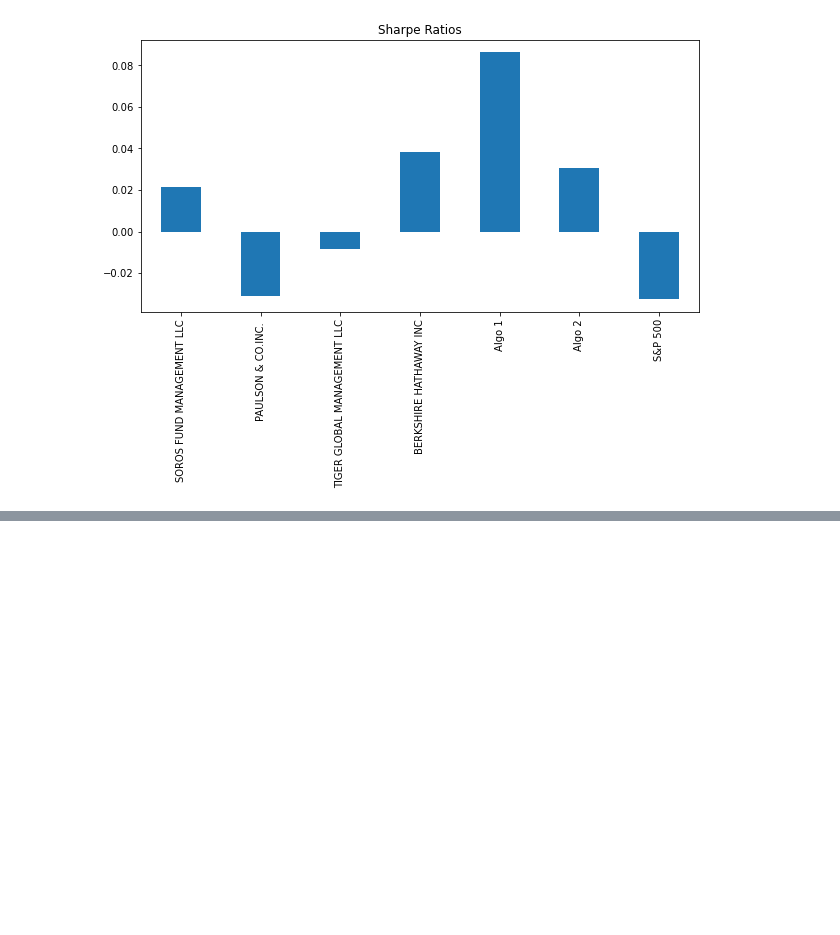
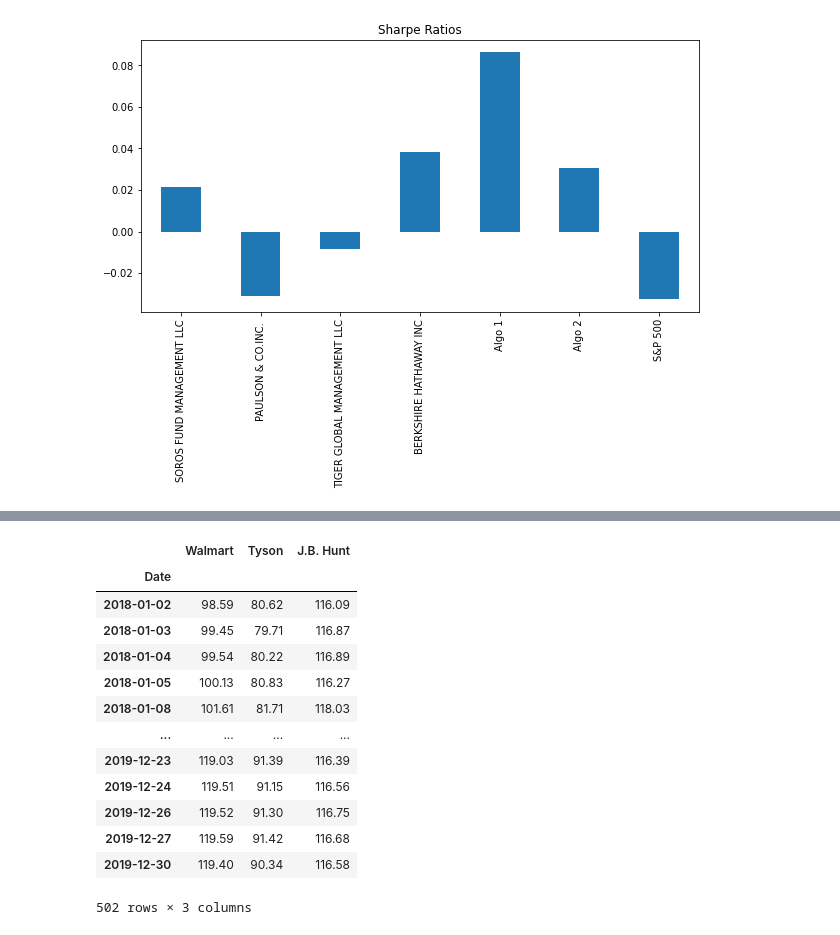
Before and after one commit to campbell8081/Unit04-PandasHW, a Jupyter notebook: whaleportfolio.ipynb, the cells around one changed output, grey strips where cells are left out. Cells and saved outputs as stored; diff of their text form; code cells hidden in the pictures; blank space fills up the shorter version.

```diff
--- a/whaleportfolio.ipynb
+++ b/whaleportfolio.ipynb
@@ -347,3 +350,22 @@ jbhunt_returns_df.head()
 | 2018-01-04 | 116.89 |
 | 2018-01-05 | 116.27 |
 | 2018-01-08 | 118.03 |
+# %%
+# Concatenate all DataFrames into a single DataFrame
+combined_stock_data = pd.concat([walmart_returns_df, tyson_returns_df, jbhunt_returns_df], axis="columns", join="inner")
+combined_stock_data
+# %% [output]
+|  | Walmart | Tyson | J.B. Hunt |
+| Date |  |  |  |
+| 2018-01-02 | 98.59 | 80.62 | 116.09 |
+| 2018-01-03 | 99.45 | 79.71 | 116.87 |
+| 2018-01-04 | 99.54 | 80.22 | 116.89 |
+| 2018-01-05 | 100.13 | 80.83 | 116.27 |
+| 2018-01-08 | 101.61 | 81.71 | 118.03 |
+| ... | ... | ... | ... |
+| 2019-12-23 | 119.03 | 91.39 | 116.39 |
+| 2019-12-24 | 119.51 | 91.15 | 116.56 |
+| 2019-12-26 | 119.52 | 91.30 | 116.75 |
+| 2019-12-27 | 119.59 | 91.42 | 116.68 |
+| 2019-12-30 | 119.40 | 90.34 | 116.58 |
+502 rows × 3 columns
```
Also changed, not shown: parts of 6 cells of this notebook.
